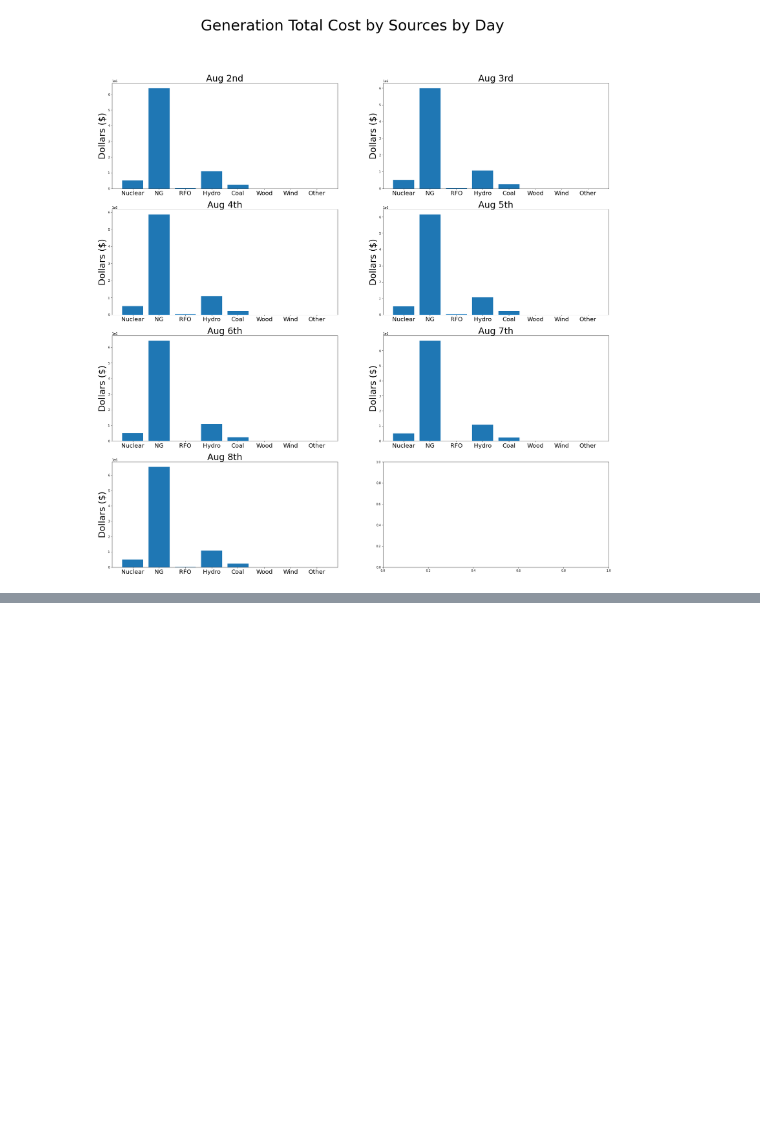
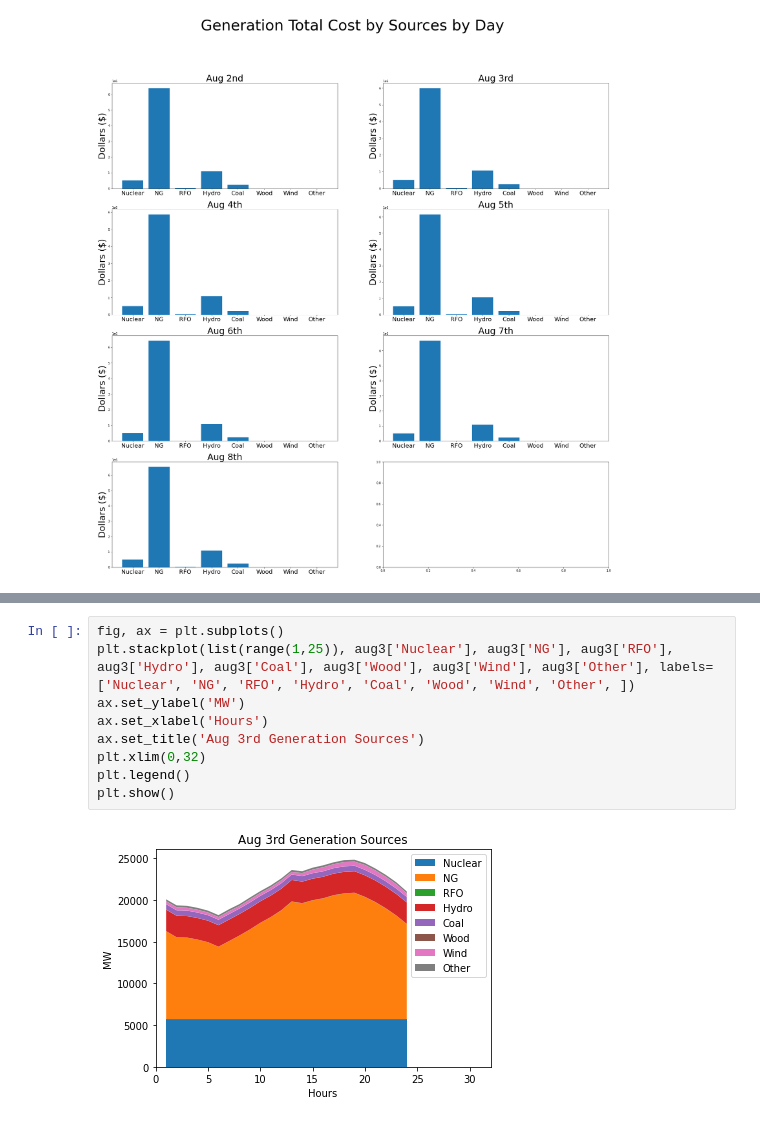
Before and after one commit to alberlin232/ML-Energy-Capstone, a Jupyter notebook: NYISO/SCUC_Visualization.ipynb, the cells around one changed output, grey strips where cells are left out. Drawn from its saved outputs; the diff is of its cells as text; blank space fills up the shorter version.

```diff
--- a/NYISO/SCUC_Visualization.ipynb
+++ b/NYISO/SCUC_Visualization.ipynb
@@ -294,0 +394,11 @@ plt.show()
+# %%
+fig, ax = plt.subplots()
+plt.stackplot(list(range(1,25)), aug3['Nuclear'], aug3['NG'], aug3['RFO'], aug3['Hydro'], aug3['Coal'], aug3['Wood'], aug3['Wind'], aug3['Other'], labels=['Nuclear', 'NG', 'RFO', 'Hydro', 'Coal', 'Wood', 'Wind', 'Other', ])
+ax.set_ylabel('MW')
+ax.set_xlabel('Hours')
+ax.set_title('Aug 3rd Generation Sources')
+plt.xlim(0,32)
+plt.legend()
+plt.show()
+# %% [output]
+[figure, added]
```
Also changed, not shown: parts of 4 cells of this notebook.
